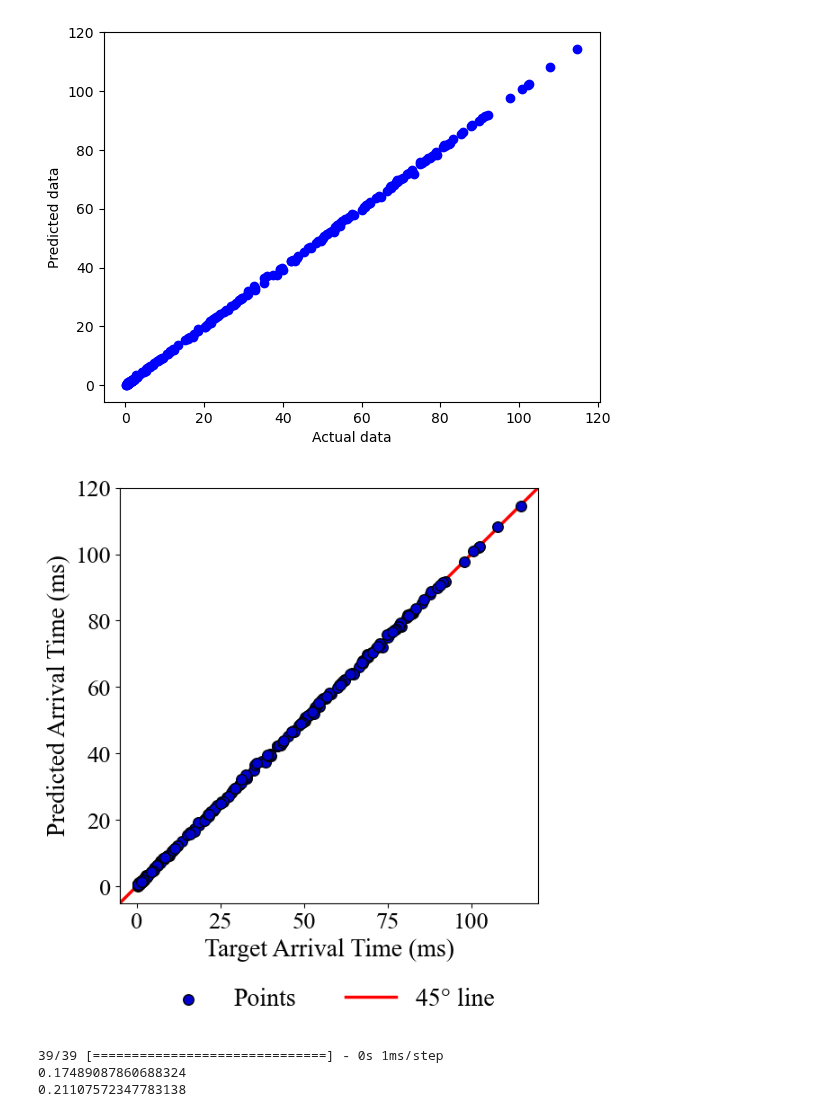
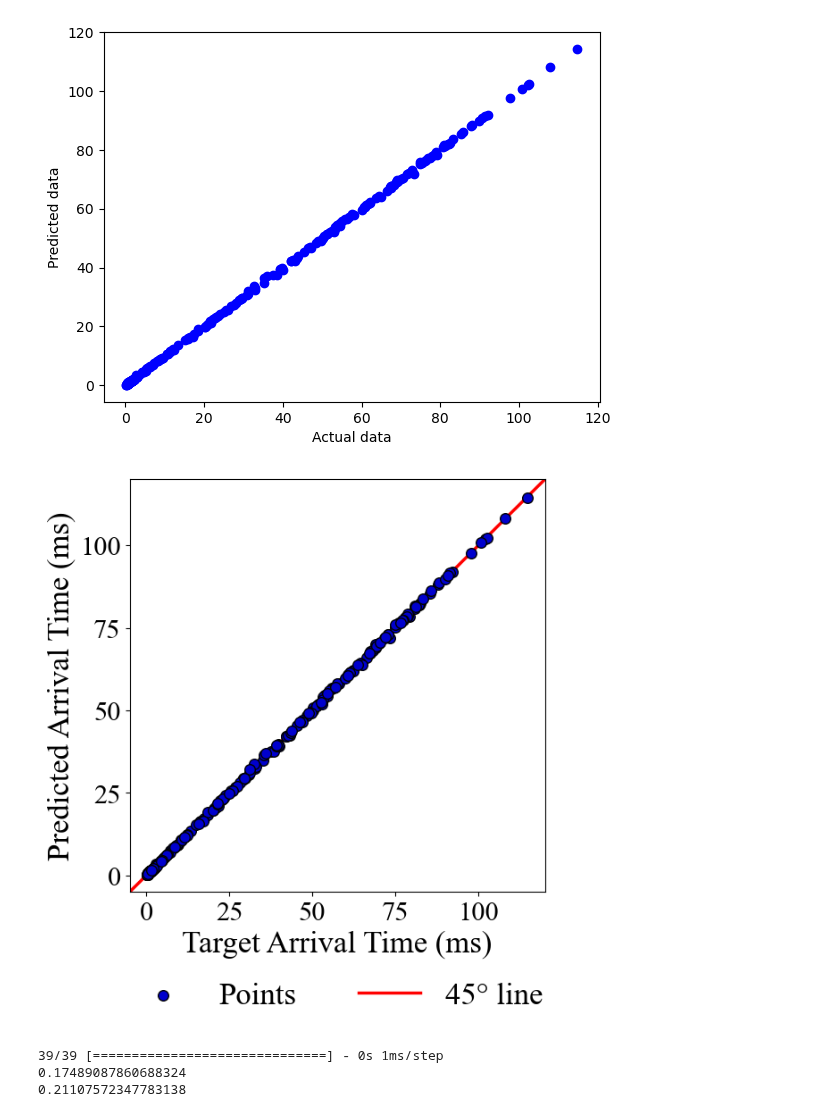
Before and after one commit to ChamodiWidanage/Pressure_history_2, a Jupyter notebook: RP_Arrival_time/RP_Arrival_ANN_4.ipynb, the cells around one changed output. Cells and saved outputs as stored; diff of their text form; code cells hidden in the pictures.

```diff
--- a/RP_Arrival_time/RP_Arrival_ANN_4.ipynb
+++ b/RP_Arrival_time/RP_Arrival_ANN_4.ipynb
@@ -235,38 +235,38 @@ fig1, ax1 = plt.subplots(figsize = (6, 6))
 
 # Set global font to Times New Roman and font size
 plt.rcParams['font.family'] = 'serif'
 plt.rcParams['font.serif'] = ['Times New Roman']
-plt.rcParams['font.size'] = 20
+plt.rcParams['font.size'] = 25
 
 b_l = -5
 u_l = 120
 
 # Add scatterplot
 ax1.scatter(y_test, y_pred, s=70, alpha=1, edgecolors="k",c='mediumblue',zorder=5, label = 'Points')
 
 
 plt.ylabel('Predicted Arrival Time (ms)')
 plt.xlabel('Target Arrival Time (ms)')
-plt.xticks(fontsize = 19)
-plt.yticks(fontsize = 19)
+plt.xticks([0, 25, 50, 75, 100],fontsize = 22)
+plt.yticks([0, 25, 50, 75, 100],fontsize = 22)
 
 
 x1 = np.linspace(b_l, u_l)
 
 plt.plot(x1, x1, 'Red', label='45\N{DEGREE SIGN} line',lw=2.5,alpha=1)
 
 plt.ylim(b_l, u_l)
 plt.xlim(b_l, u_l)
-plt.legend(loc='upper center', bbox_to_anchor=(0.5, -0.15), ncol=4, frameon = False, fontsize = 20)
+plt.legend(loc='upper center', bbox_to_anchor=(0.5, -0.15), ncol=4, frameon = False, fontsize = 25)
 
 #plt.grid()
 
 ax1.spines['left'].set_color('black')        # setting up Y-axis tick color to red
 ax1.spines['bottom'].set_color('black')
 
 plt.savefig('Arrival_ANN4.png', dpi = 300, bbox_inches = 'tight')
 # %% [output]
-[figure, old version]
+[figure, new version]
 # %%
 trainpreds = ann.predict(X_train)
 
```
Also changed, not shown: parts of 4 cells of this notebook, 22 other files.
